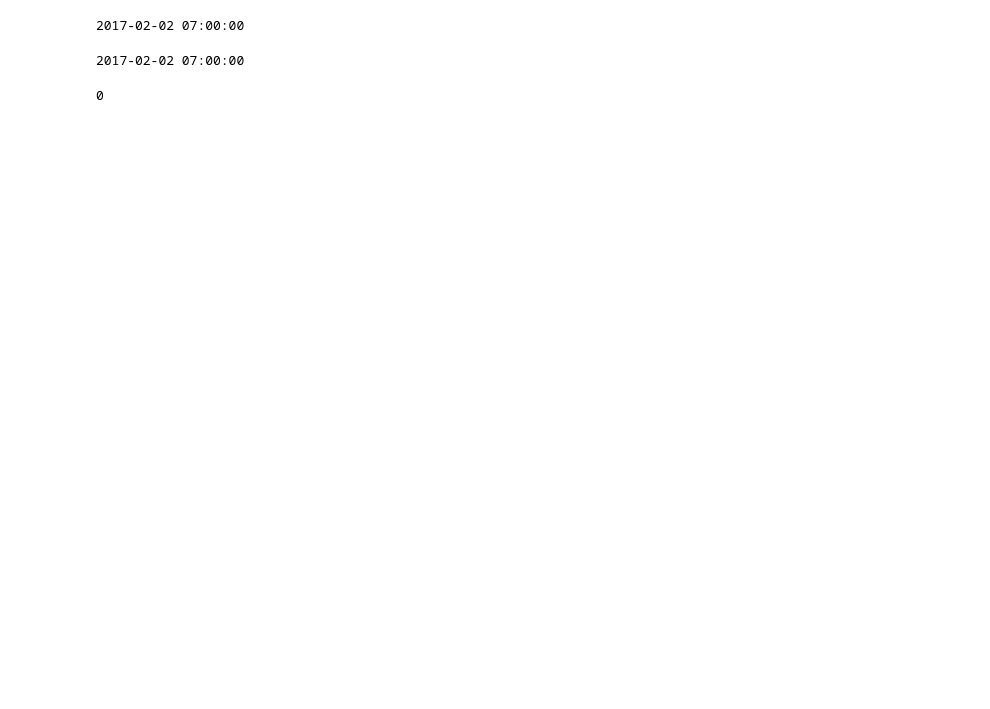
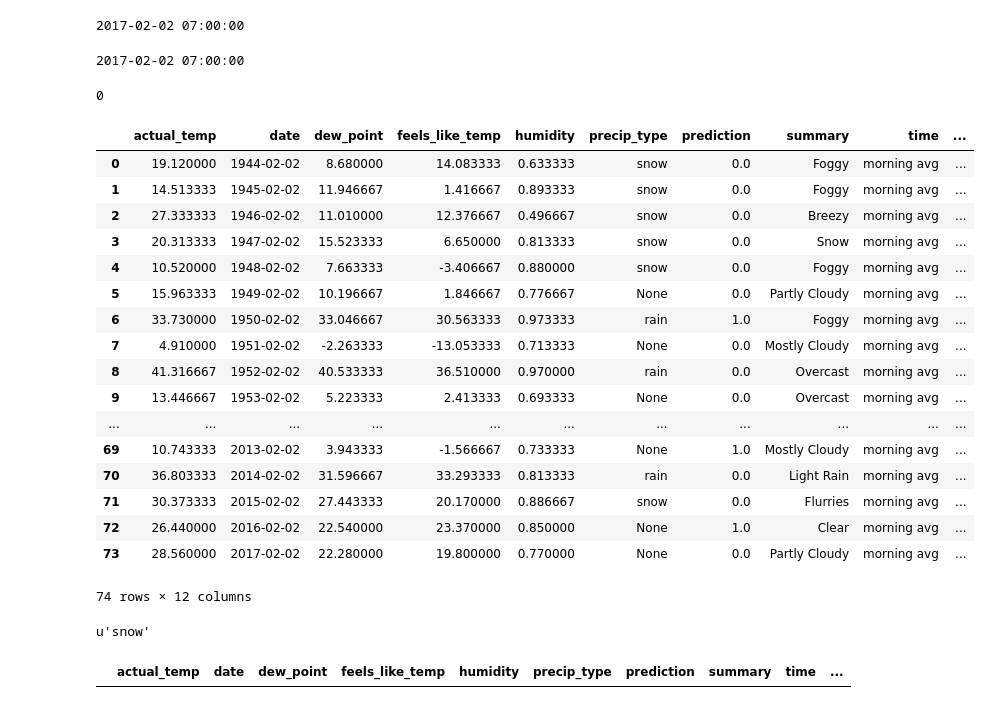
Before and after one commit to THEdavehogue/punxsutawney_phil_predictor, a Jupyter notebook: groundhog_eda.ipynb, the cells around one changed output. Cells and saved outputs as stored; diff of their text form; code cells hidden in the pictures; blank space fills up the shorter version.

```diff
--- a/groundhog_eda.ipynb
+++ b/groundhog_eda.ipynb
@@ -85,3 +101,68 @@ forecast['prediction'] = 0
 forecast['prediction']
 # %% [output]
 0
+# %%
+df_daily = pd.read_pickle('data/groundhog_daily.pkl')
+df_hourly = pd.read_pickle('data/groundhog_hourly.pkl')
+df_hourly['precip_type'] = df_hourly['precip_type'].fillna('None')
+# %%
+mask_a = df_hourly['time'] >= time(7, 0)
+mask_b = df_hourly['time'] <= time(9, 0)
+df_morning = df_hourly[mask_a & mask_b]
+
+df_summaries = pd.DataFrame(columns = df_morning.columns)
+# %%
+dates = df_morning['date'].unique()
+
+for dt in dates:
+    new_row = {}
+    df_slice = df_morning[df_morning['date'] == dt]
+    new_row['actual_temp'] = df_slice['actual_temp'].mean()
+    new_row['date'] = dt
+    new_row['dew_point'] = df_slice['dew_point'].mean()
+    new_row['feels_like_temp'] = df_slice['feels_like_temp'].mean()
+    new_row['humidity'] = df_slice['humidity'].mean()
+    try:
+        new_row['precip_type'] = df_slice['precip_type'].mode()[0]
+    except:
+        new_row['precip_type'] = 'None'
+    new_row['prediction'] = df_slice['prediction'].mean()
+    try:
+        new_row['summary'] = df_slice['summary'].mode()[0]
+    except:
+        new_row['summary'] = 'Overcast'
+    new_row['time'] = 'morning avg'
+    new_row['visibility'] = df_slice['visibility'].mean()
+    new_row['wind_bearing'] = df_slice['wind_bearing'].mean()
+    new_row['wind_speed'] = df_slice['wind_speed'].mean()
+
+    df_summaries = df_summaries.append(pd.Series(new_row), ignore_index=True)
+# %%
+df_summaries
+# %% [output]
+|  | actual_temp | date | dew_point | feels_like_temp | humidity | precip_type | prediction | summary | time | ... |
+| 0 | 19.120000 | 1944-02-02 | 8.680000 | 14.083333 | 0.633333 | snow | 0.0 | Foggy | morning avg | ... |
+| 1 | 14.513333 | 1945-02-02 | 11.946667 | 1.416667 | 0.893333 | snow | 0.0 | Foggy | morning avg | ... |
+| 2 | 27.333333 | 1946-02-02 | 11.010000 | 12.376667 | 0.496667 | snow | 0.0 | Breezy | morning avg | ... |
+| 3 | 20.313333 | 1947-02-02 | 15.523333 | 6.650000 | 0.813333 | snow | 0.0 | Snow | morning avg | ... |
+| 4 | 10.520000 | 1948-02-02 | 7.663333 | -3.406667 | 0.880000 | snow | 0.0 | Foggy | morning avg | ... |
+| 5 | 15.963333 | 1949-02-02 | 10.196667 | 1.846667 | 0.776667 | None | 0.0 | Partly Cloudy | morning avg | ... |
+| 6 | 33.730000 | 1950-02-02 | 33.046667 | 30.563333 | 0.973333 | rain | 1.0 | Foggy | morning avg | ... |
+| 7 | 4.910000 | 1951-02-02 | -2.263333 | -13.053333 | 0.713333 | None | 0.0 | Mostly Cloudy | morning avg | ... |
+| 8 | 41.316667 | 1952-02-02 | 40.533333 | 36.510000 | 0.970000 | rain | 0.0 | Overcast | morning avg | ... |
+| 9 | 13.446667 | 1953-02-02 | 5.223333 | 2.413333 | 0.693333 | None | 0.0 | Overcast | morning avg | ... |
+| ... | ... | ... | ... | ... | ... | ... | ... | ... | ... | ... |
+| 69 | 10.743333 | 2013-02-02 | 3.943333 | -1.566667 | 0.733333 | None | 1.0 | Mostly Cloudy | morning avg | ... |
+| 70 | 36.803333 | 2014-02-02 | 31.596667 | 33.293333 | 0.813333 | rain | 0.0 | Light Rain | morning avg | ... |
+| 71 | 30.373333 | 2015-02-02 | 27.443333 | 20.170000 | 0.886667 | snow | 0.0 | Flurries | morning avg | ... |
+| 72 | 26.440000 | 2016-02-02 | 22.540000 | 23.370000 | 0.850000 | None | 1.0 | Clear | morning avg | ... |
+| 73 | 28.560000 | 2017-02-02 | 22.280000 | 19.800000 | 0.770000 | None | 0.0 | Partly Cloudy | morning avg | ... |
+74 rows × 12 columns
+# %%
+df_test['precip_type'].mode()[0]
+# %% [output]
+u'snow'
+# %%
+df_summaries
+# %% [output]
+|  | actual_temp | date | dew_point | feels_like_temp | humidity | precip_type | prediction | summary | time | ... |
```
Also changed, not shown: parts of 20 cells of this notebook, 9 other files.
